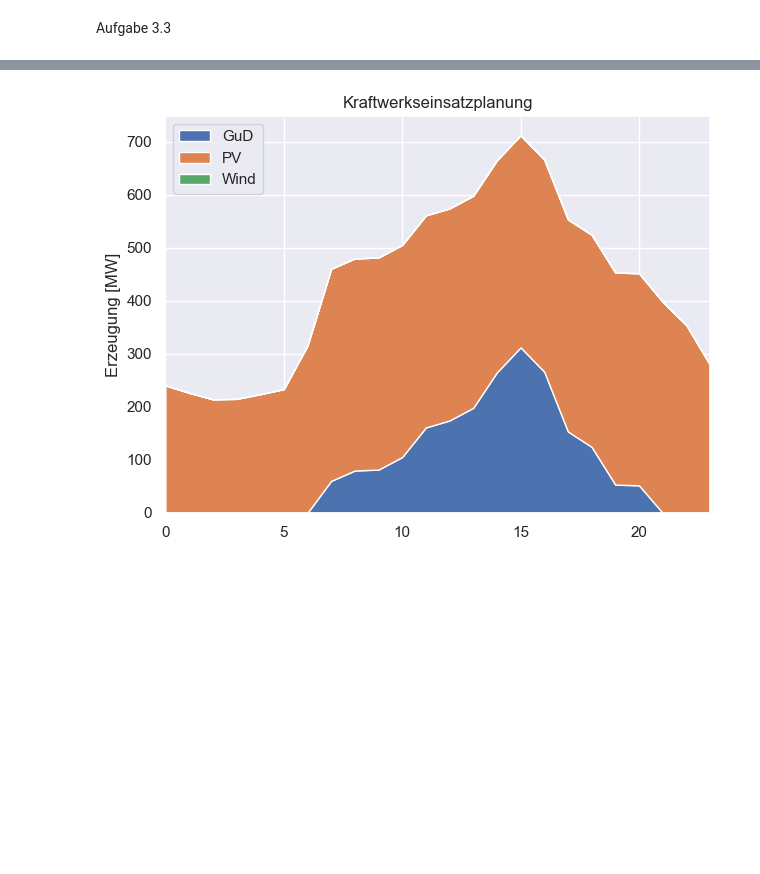
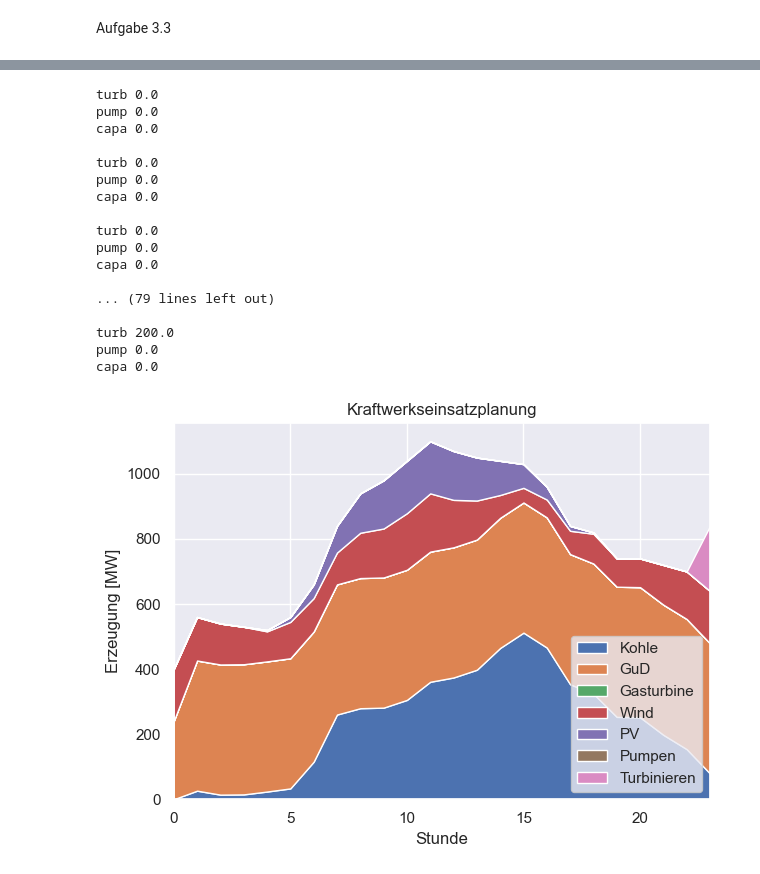
Before and after one commit to tmaerz/Energiemodelle-und-Analysen, a Jupyter notebook: Kraftwerkseinsatz_3.3_Gruppe3.ipynb, the cells around one changed output, grey strips where cells are left out. Drawn from its saved outputs; the diff is of its cells as text; code cells hidden in the pictures; blank space fills up the shorter version.

Commit message:
Fehler wahrscheinlich bei capa_constraint_rule, konkreten Fehler leider nicht gefunden

```diff
--- a/Kraftwerkseinsatz_3.3_Gruppe3.ipynb
+++ b/Kraftwerkseinsatz_3.3_Gruppe3.ipynb
@@ -159,17 +160,48 @@ Gesamte CO2 Emissionen 4642.439270950052 tCO2
 # %%
 # plot
+values = pd.DataFrame(index=timesteps, columns=['pump','turb'])
+for t in timesteps:
+    values.loc[t,'pump'] = model.pump[t].value
+    values.loc[t,'turb'] = model.turb[t].value
 
 sns.set()
-powerplants={'Kohle', 'Gas', 'GuD', 'PV', 'Wind', 'pump', 'turb'}
+labels = ['Kohle', 'GuD', 'Gasturbine','Wind', 'PV','Pumpen','Turbinieren']
+
 fig, ax = plt.subplots()
+
 ax.stackplot(timesteps,
-             PowerThermal.to_numpy(dtype = float).transpose(), #wind, PV, pump, turb,
-             #kohlePower, gasPower, guDPower,  PV, wind, pump, turb,
-             labels=powerplants)
+            PowerThermal.to_numpy(dtype = float).transpose(),
+             wind, PV,values['pump'].to_numpy(dtype = float).transpose(),
+             values['turb'].to_numpy(dtype = float).transpose(),
+             labels=labels)
 ax.set_title('Kraftwerkseinsatzplanung')
-ax.legend(loc='upper left')
+ax.legend(loc='lower right')
 ax.set_ylabel('Erzeugung [MW]')
+ax.set_xlabel('Stunde')
 ax.set_xlim(xmin=timesteps[0], xmax=timesteps[-1])
 fig.tight_layout()
+
+for t in timesteps:
+    print("turb", model.turb[t].value)
+    print("pump", model.pump[t].value)
+    print("capa", model.cap[t].value)
+    print()
 # %% [output]
+turb 0.0
+pump 0.0
+capa 0.0
+
+turb 0.0
+pump 0.0
+capa 0.0
+
+turb 0.0
+pump 0.0
+capa 0.0
+
+... (79 lines left out)
+
+turb 200.0
+pump 0.0
+capa 0.0
-[figure, old version]
+[figure, new version]
```
Also changed, not shown: parts of 1 cell of this notebook.
